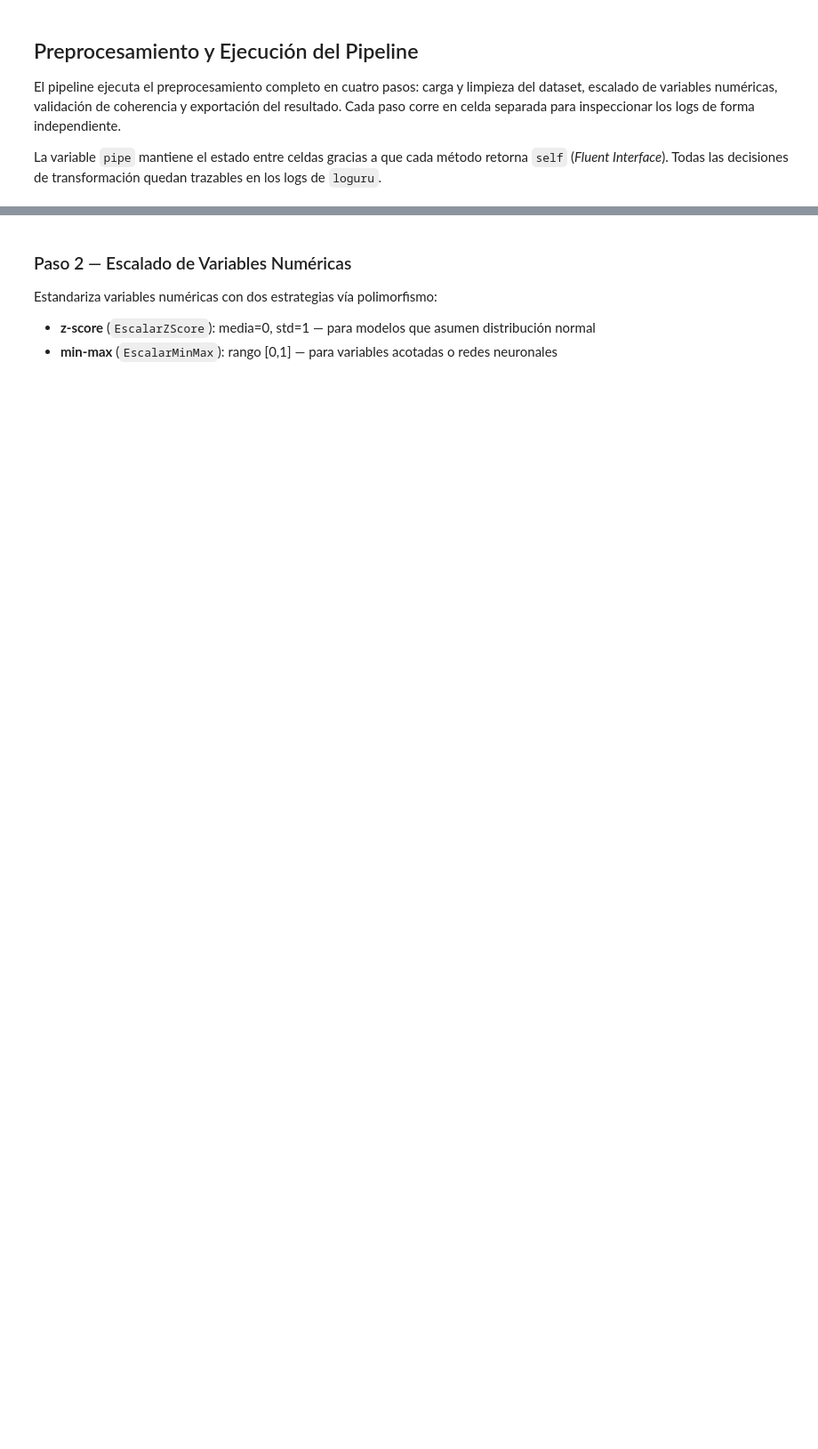
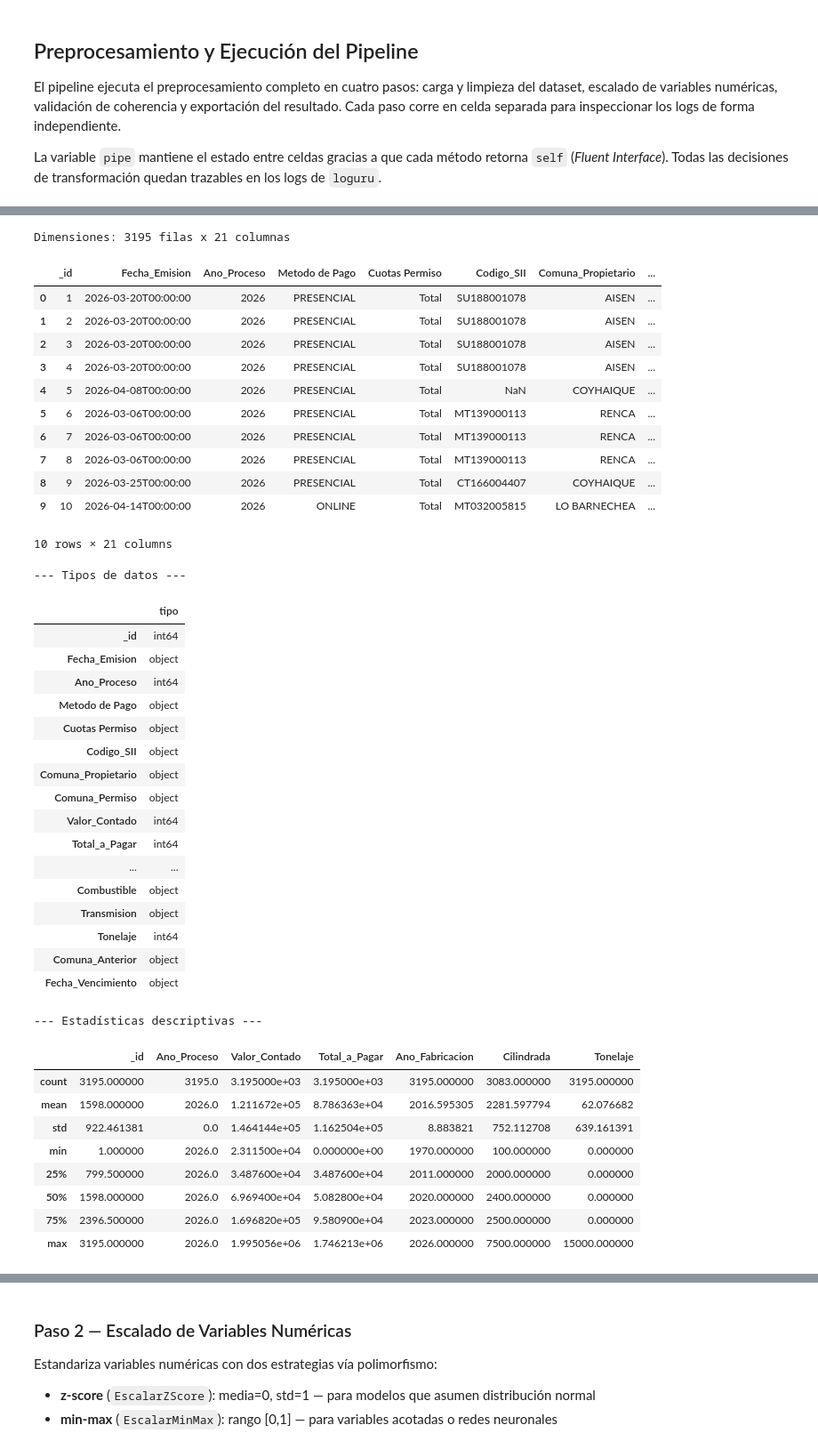
Before and after one commit to hwsaez-code/unab-magister-pro-ciencia-datos-MCDI500, a Jupyter notebook: notebook/Notebook_F3_POO.ipynb, the cells around one changed output, grey strips where cells are left out. Shown at 89% size. Cells and saved outputs as stored; diff of their text form; code cells hidden in the pictures; blank space fills up the shorter version.

```diff
--- a/notebook/Notebook_F3_POO.ipynb
+++ b/notebook/Notebook_F3_POO.ipynb
@@ -701,8 +685,5 @@ Ejecuta la cadena completa de preparación en orden:
 # Paso 1: limpiar → imputar → consolidar → codificar
 pipe = (Preprocesador("../datos/original/permiso-circulacion-2026.csv")
         .cargar_datos()
-        .limpiar()
-        .imputar()
-        .consolidar()
-        .codificar())
+        .explorar())
 # %% [output]
@@ -725,0 +692,41 @@ pipe = (Preprocesador("../datos/original/permiso-circulacion-2026.csv")
+Dimensiones: 3195 filas x 21 columnas
+|  | _id | Fecha_Emision | Ano_Proceso | Metodo de Pago | Cuotas Permiso | Codigo_SII | Comuna_Propietario | ... |
+| 0 | 1 | 2026-03-20T00:00:00 | 2026 | PRESENCIAL | Total | SU188001078 | AISEN | ... |
+| 1 | 2 | 2026-03-20T00:00:00 | 2026 | PRESENCIAL | Total | SU188001078 | AISEN | ... |
+| 2 | 3 | 2026-03-20T00:00:00 | 2026 | PRESENCIAL | Total | SU188001078 | AISEN | ... |
+| 3 | 4 | 2026-03-20T00:00:00 | 2026 | PRESENCIAL | Total | SU188001078 | AISEN | ... |
+| 4 | 5 | 2026-04-08T00:00:00 | 2026 | PRESENCIAL | Total | NaN | COYHAIQUE | ... |
+| 5 | 6 | 2026-03-06T00:00:00 | 2026 | PRESENCIAL | Total | MT139000113 | RENCA | ... |
+| 6 | 7 | 2026-03-06T00:00:00 | 2026 | PRESENCIAL | Total | MT139000113 | RENCA | ... |
+| 7 | 8 | 2026-03-06T00:00:00 | 2026 | PRESENCIAL | Total | MT139000113 | RENCA | ... |
+| 8 | 9 | 2026-03-25T00:00:00 | 2026 | PRESENCIAL | Total | CT166004407 | COYHAIQUE | ... |
+| 9 | 10 | 2026-04-14T00:00:00 | 2026 | ONLINE | Total | MT032005815 | LO BARNECHEA | ... |
+10 rows × 21 columns
+--- Tipos de datos ---
+|  | tipo |
+| _id | int64 |
+| Fecha_Emision | object |
+| Ano_Proceso | int64 |
+| Metodo de Pago | object |
+| Cuotas Permiso | object |
+| Codigo_SII | object |
+| Comuna_Propietario | object |
+| Comuna_Permiso | object |
+| Valor_Contado | int64 |
+| Total_a_Pagar | int64 |
+| ... | ... |
+| Combustible | object |
+| Transmision | object |
+| Tonelaje | int64 |
+| Comuna_Anterior | object |
+| Fecha_Vencimiento | object |
+--- Estadísticas descriptivas ---
+|  | _id | Ano_Proceso | Valor_Contado | Total_a_Pagar | Ano_Fabricacion | Cilindrada | Tonelaje |
+| count | 3195.000000 | 3195.0 | 3.195000e+03 | 3.195000e+03 | 3195.000000 | 3083.000000 | 3195.000000 |
+| mean | 1598.000000 | 2026.0 | 1.211672e+05 | 8.786363e+04 | 2016.595305 | 2281.597794 | 62.076682 |
+| std | 922.461381 | 0.0 | 1.464144e+05 | 1.162504e+05 | 8.883821 | 752.112708 | 639.161391 |
+| min | 1.000000 | 2026.0 | 2.311500e+04 | 0.000000e+00 | 1970.000000 | 100.000000 | 0.000000 |
+| 25% | 799.500000 | 2026.0 | 3.487600e+04 | 3.487600e+04 | 2011.000000 | 2000.000000 | 0.000000 |
+| 50% | 1598.000000 | 2026.0 | 6.969400e+04 | 5.082800e+04 | 2020.000000 | 2400.000000 | 0.000000 |
+| 75% | 2396.500000 | 2026.0 | 1.696820e+05 | 9.580900e+04 | 2023.000000 | 2500.000000 | 0.000000 |
+| max | 3195.000000 | 2026.0 | 1.995056e+06 | 1.746213e+06 | 2026.000000 | 7500.000000 | 15000.000000 |
```
Also changed, not shown: parts of 16 cells of this notebook.
